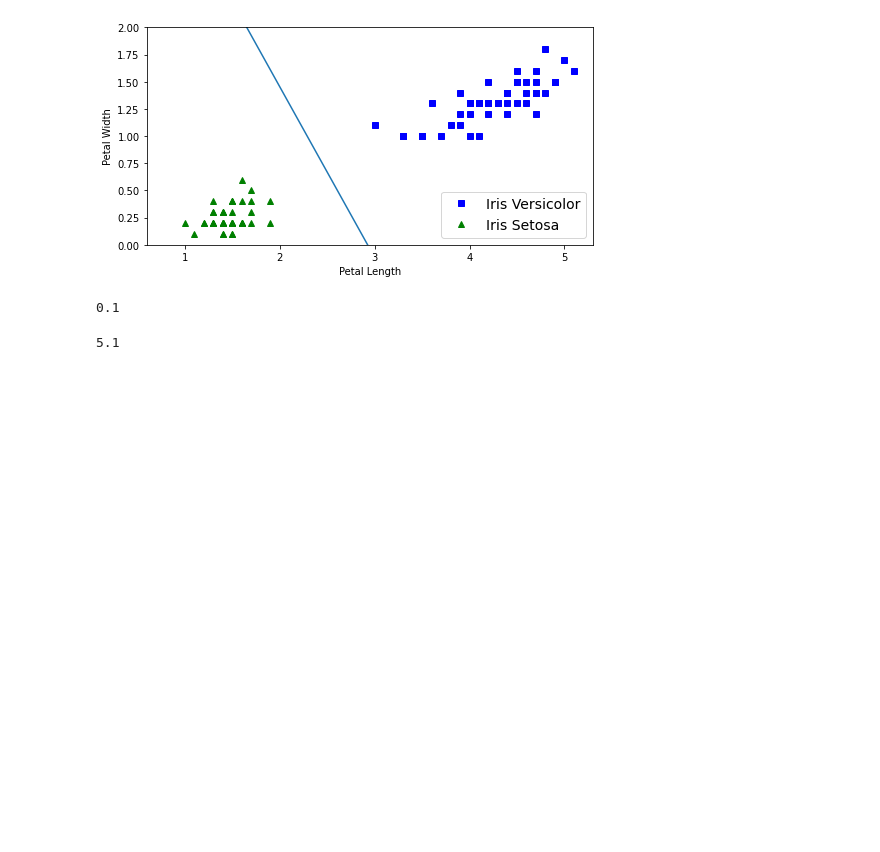
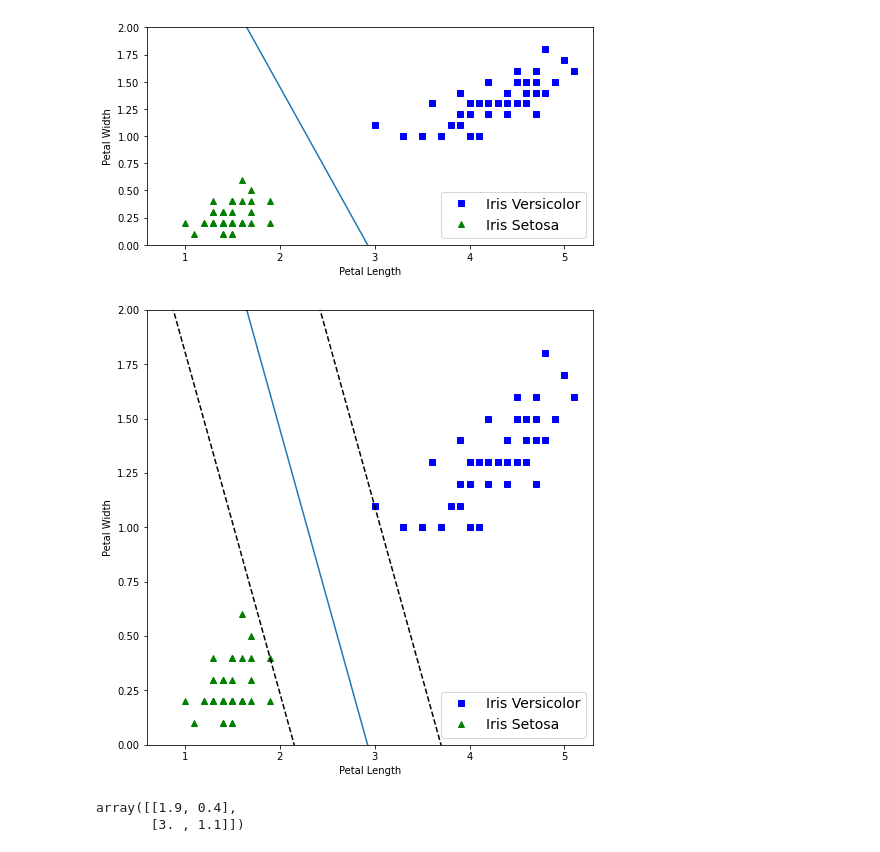
Before and after one commit to psukphranee/Machine-Learning-Projects, a Jupyter notebook: Python SKLearn/SVM.ipynb, the cells around one changed output. Drawn from its saved outputs; the diff is of its cells as text; code cells hidden in the pictures; blank space fills up the shorter version.

```diff
--- a/Python SKLearn/SVM.ipynb
+++ b/Python SKLearn/SVM.ipynb
@@ -74,8 +74,40 @@ plt.legend(fontsize=14)
 # %% [output]
 <matplotlib.legend.Legend at 0x...>
 [figure]
-# %%
-display(X.min(), X.max())
-# %% [output]
-0.1
-5.1
+# %%
+#define boundary plotting function
+
+def plot_decision_boundary(svm_model, xmin, xmax):
+  b = svm_model.intercept_[0]
+  w = svm_model.coef_[0]
+  w0 = w[0]
+  w1 = w[1]
+
+  left_right = np.array([xmin, xmax])
+  decision_boundary = -(w0*left_right + b)/w1
+
+  margin = 1/w1 #why? review equation
+  gutter_up = decision_boundary + margin
+  gutter_down = decision_boundary - margin
+
+  #plt.figure(figsize=(8,4))
+  plt.plot(left_right, decision_boundary)
+  plt.plot(left_right, gutter_up, 'k--')
+  plt.plot(left_right, gutter_down, 'k--')
+
+plt.figure(figsize=(8,8))
+plt.plot(X[y==1,0], X[y==1, 1], 'bs', label='Iris Versicolor')
+plt.plot(X[y==0,0], X[y==0, 1], 'g^', label="Iris Setosa")
+plt.ylabel("Petal Width")
+plt.xlabel("Petal Length")
+plt.axis([0.6, 5.3, 0, 2])
+plt.legend(fontsize=14)
+
+plot_decision_boundary(svm_clf, .6, 5)
+# %% [output]
+[figure, added]
+# %%
+svm_clf.support_vectors_
+# %% [output]
+array([[1.9, 0.4],
+       [3. , 1.1]])
```
